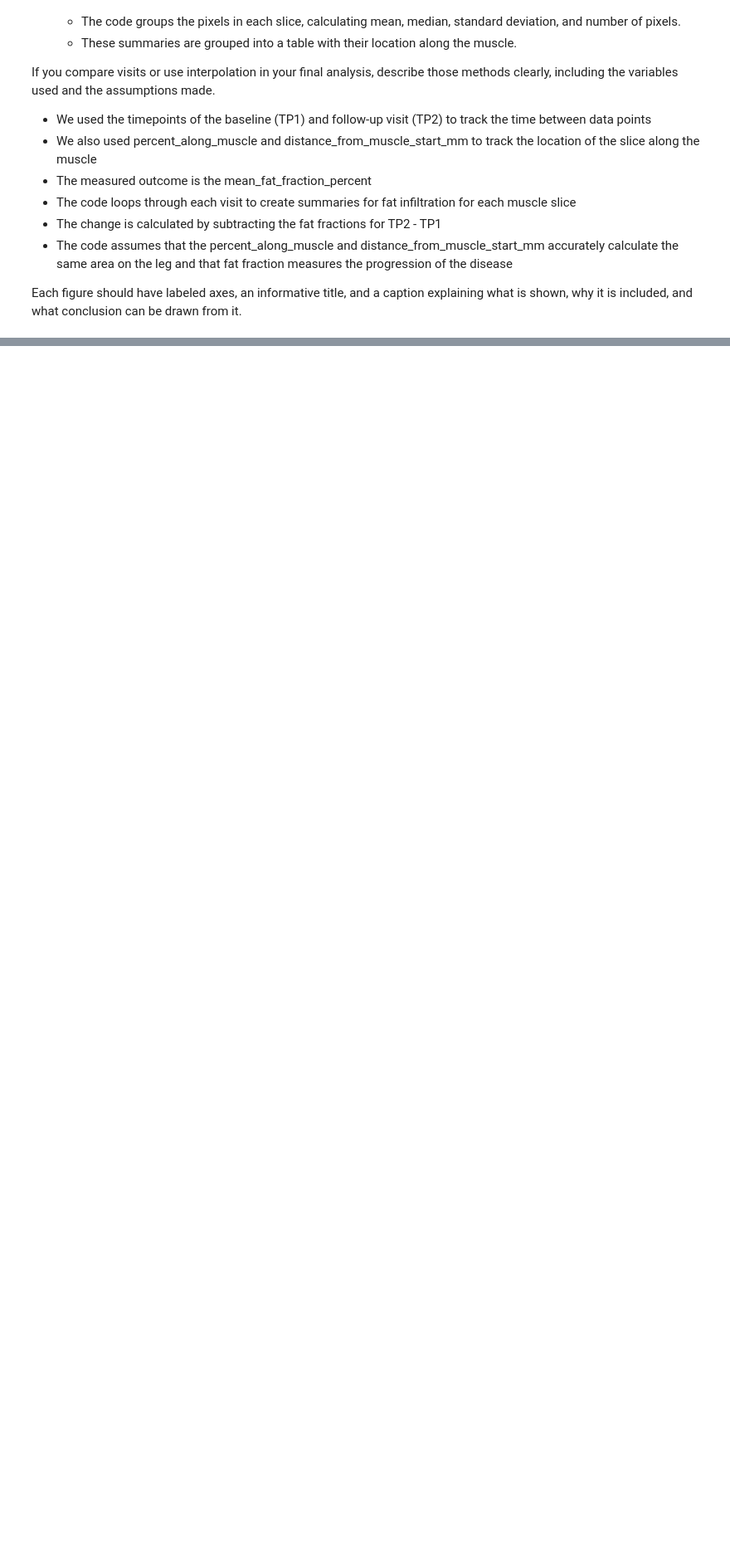
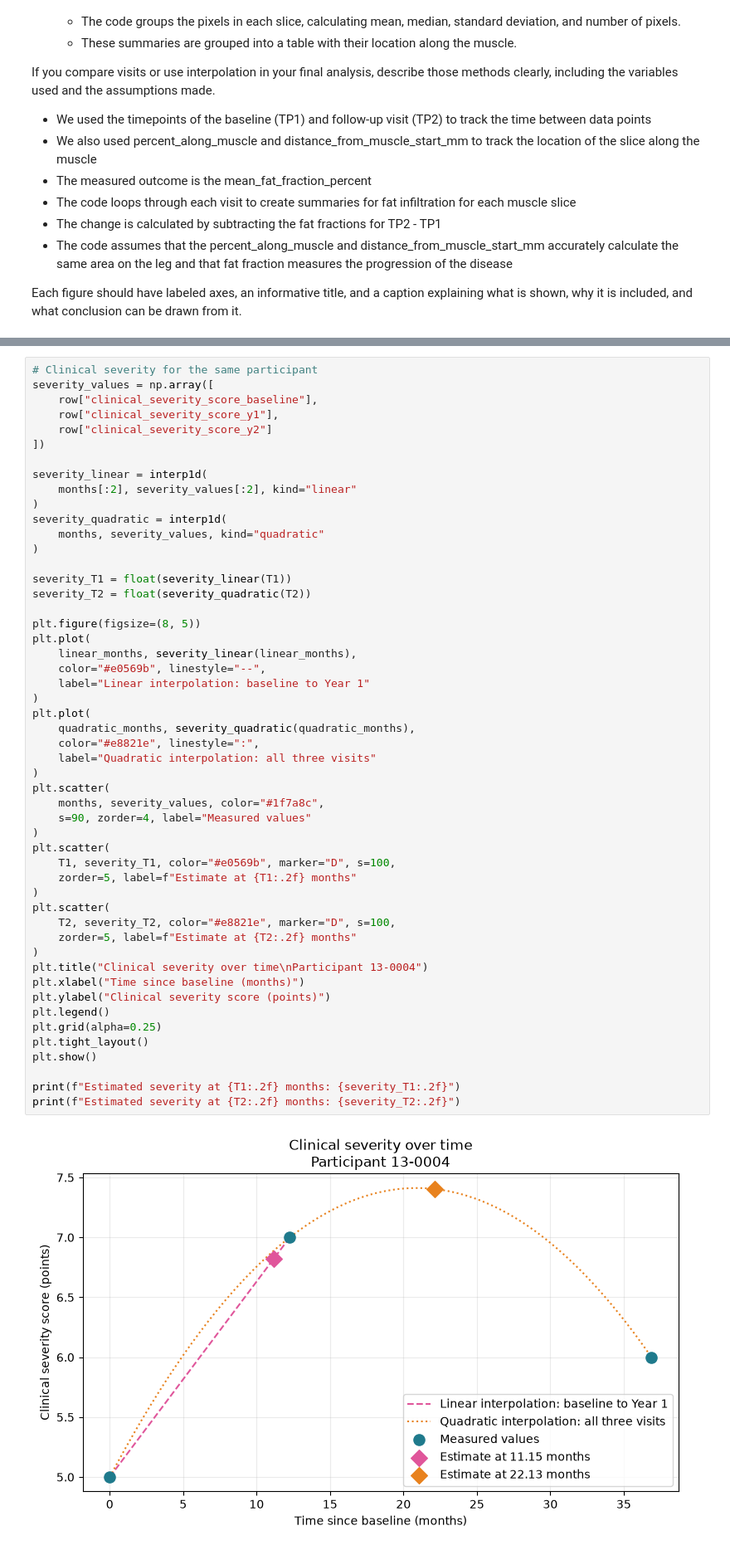
Before and after one commit to clairemee/BME2315_Module2, a Jupyter notebook: Module 2 Final.ipynb, the cells around one changed output, grey strips where cells are left out. Shown at 83% size. Drawn from its saved outputs; the diff is of its cells as text; blank space fills up the shorter version.

```diff
--- a/Module 2 Final.ipynb
+++ b/Module 2 Final.ipynb
@@ -348,0 +422,53 @@ Include:
+# %%
+# Clinical severity for the same participant
+severity_values = np.array([
+    row["clinical_severity_score_baseline"],
+    row["clinical_severity_score_y1"],
+    row["clinical_severity_score_y2"]
+])
+
+severity_linear = interp1d(
+    months[:2], severity_values[:2], kind="linear"
+)
+severity_quadratic = interp1d(
+    months, severity_values, kind="quadratic"
+)
+
+severity_T1 = float(severity_linear(T1))
+severity_T2 = float(severity_quadratic(T2))
+
+plt.figure(figsize=(8, 5))
+plt.plot(
+    linear_months, severity_linear(linear_months),
+    color="#e0569b", linestyle="--",
+    label="Linear interpolation: baseline to Year 1"
+)
+plt.plot(
+    quadratic_months, severity_quadratic(quadratic_months),
+    color="#e8821e", linestyle=":",
+    label="Quadratic interpolation: all three visits"
+)
+plt.scatter(
+    months, severity_values, color="#1f7a8c",
+    s=90, zorder=4, label="Measured values"
+)
+plt.scatter(
+    T1, severity_T1, color="#e0569b", marker="D", s=100,
+    zorder=5, label=f"Estimate at {T1:.2f} months"
+)
+plt.scatter(
+    T2, severity_T2, color="#e8821e", marker="D", s=100,
+    zorder=5, label=f"Estimate at {T2:.2f} months"
+)
+plt.title("Clinical severity over time\nParticipant 13-0004")
+plt.xlabel("Time since baseline (months)")
+plt.ylabel("Clinical severity score (points)")
+plt.legend()
+plt.grid(alpha=0.25)
+plt.tight_layout()
+plt.show()
+
+print(f"Estimated severity at {T1:.2f} months: {severity_T1:.2f}")
+print(f"Estimated severity at {T2:.2f} months: {severity_T2:.2f}")
+# %% [output]
+[figure, added]
```
Also changed, not shown: parts of 4 cells of this notebook, 5 other files.
